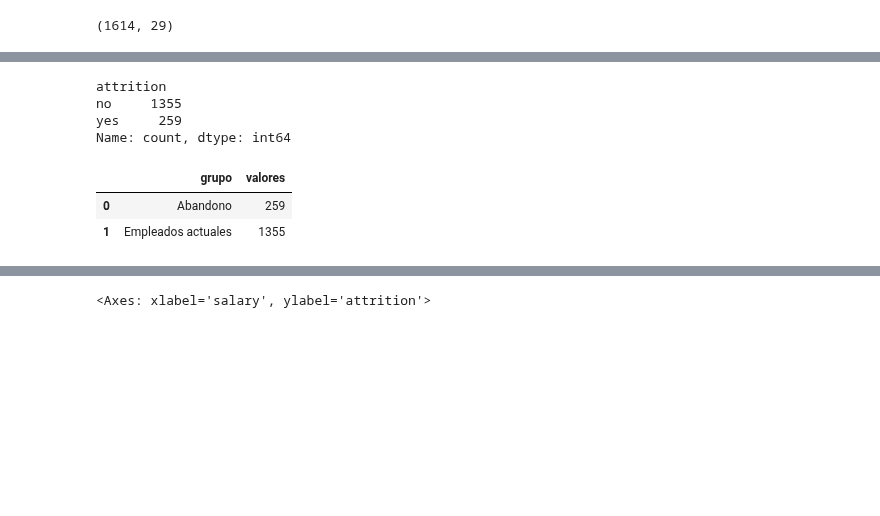
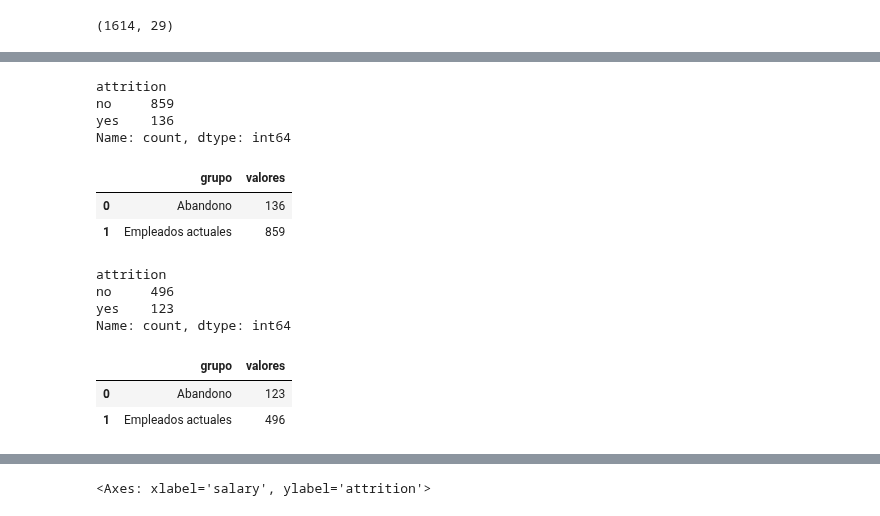
Before and after one commit to ArianaPapantonio/Final_project_module_3, a Jupyter notebook: AB_testing.ipynb, the cells around one changed output, grey strips where cells are left out. Saved outputs shown, nothing was run; the diff lists cells and outputs as text; code cells hidden in the pictures; blank space fills up the shorter version.

```diff
--- a/AB_testing.ipynb
+++ b/AB_testing.ipynb
@@ -29,15 +47,32 @@ df.shape
 # %%
-df["attrition"].value_counts()
+grupo_a["attrition"].value_counts()
 # %% [output]
 attrition
-no     1355
-yes     259
+no     859
+yes    136
 Name: count, dtype: int64
+# %%
+## 1: Chequeamos tasa de abandono de ambos grupos:
+
+abandono_grupo_a = {"grupo": ["Abandono","Empleados actuales"], "valores": [136,859]}
+df_abandono_grupo_a = pd.DataFrame(abandono_grupo_a)
+df_abandono_grupo_a
+# %% [output]
+|  | grupo | valores |
+| 0 | Abandono | 136 |
+| 1 | Empleados actuales | 859 |
+# %%
+grupo_b['attrition'].value_counts()
+# %% [output]
+attrition
+no     496
+yes    123
+Name: count, dtype: int64
 # %%
-abandono = {"grupo": ["Abandono","Empleados actuales"], "valores": [259,1355]}
-df_abandono = pd.DataFrame(abandono)
-df_abandono
+abandono_grupo_b = {"grupo": ["Abandono","Empleados actuales"], "valores": [123,496]}
+df_abandono_grupo_b = pd.DataFrame(abandono_grupo_b)
+df_abandono_grupo_b
 # %% [output]
 |  | grupo | valores |
-| 0 | Abandono | 259 |
-| 1 | Empleados actuales | 1355 |
+| 0 | Abandono | 123 |
+| 1 | Empleados actuales | 496 |
```
Also changed, not shown: parts of 17 cells of this notebook, 1 other file.
